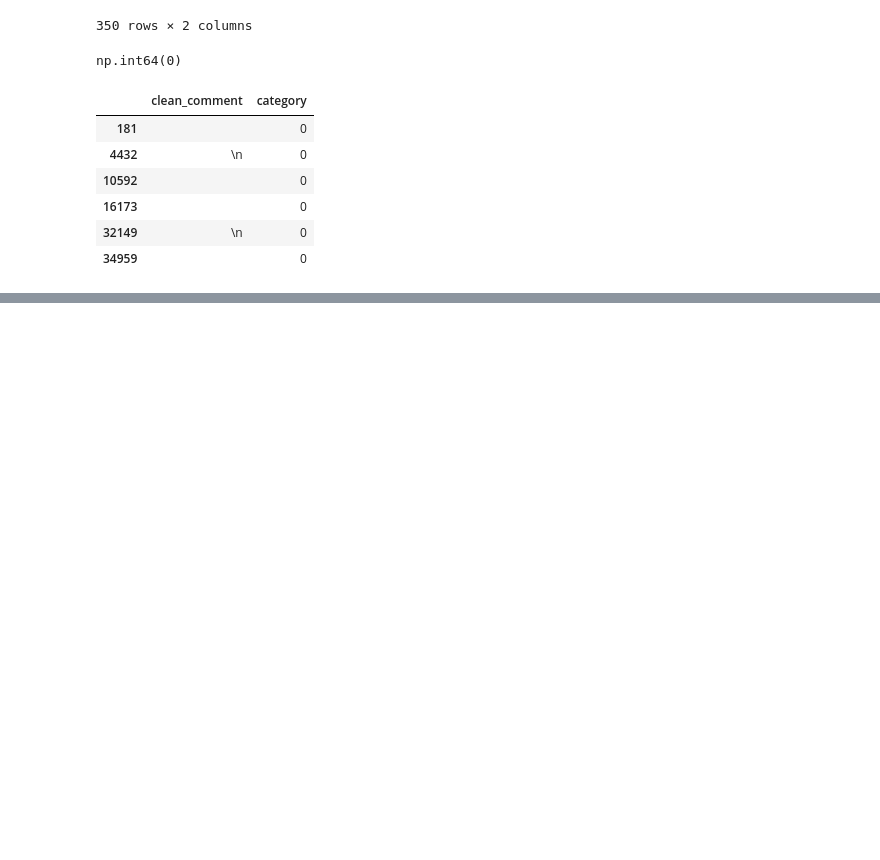
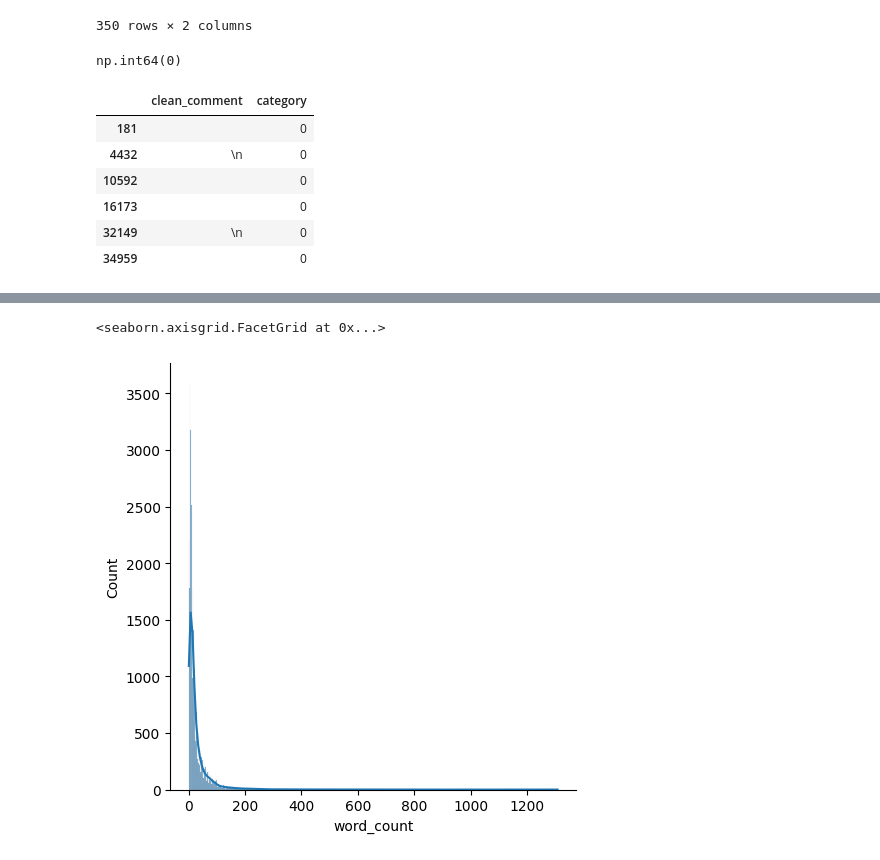
Before and after one commit to Gavesh99324/Sentiment-Analysis, a Jupyter notebook: notebooks/1_Preprocessing_&_EDA.ipynb, the cells around one changed output, grey strips where cells are left out. Cells and saved outputs as stored; diff of their text form; code cells hidden in the pictures; blank space fills up the shorter version.

```diff
--- a/notebooks/1_Preprocessing_&_EDA.ipynb
+++ b/notebooks/1_Preprocessing_&_EDA.ipynb
@@ -102,0 +180,2 @@ df = df[~(df['clean_comment'].str.strip() == '')]
+# %%
+df['word_count'] = df['clean_comment'].apply(lambda x: len(x.split()))
@@ -102,0 +203,5 @@ df = df[~(df['clean_comment'].str.strip() == '')]
+# %%
+sns.displot(df['word_count'], kde=True)
+# %% [output]
+<seaborn.axisgrid.FacetGrid at 0x...>
+[figure, added]
```
Also changed, not shown: parts of 19 cells of this notebook.
